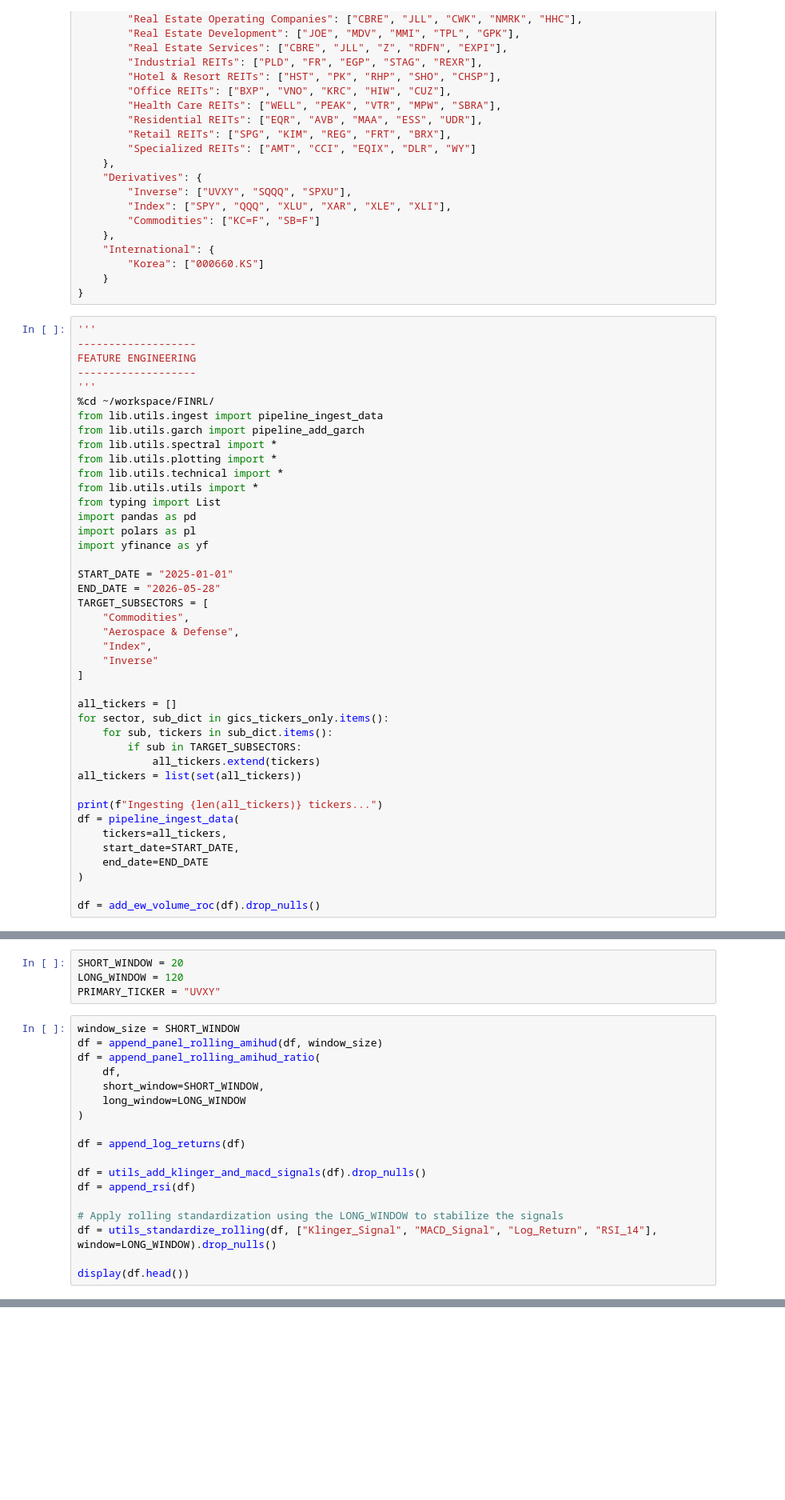
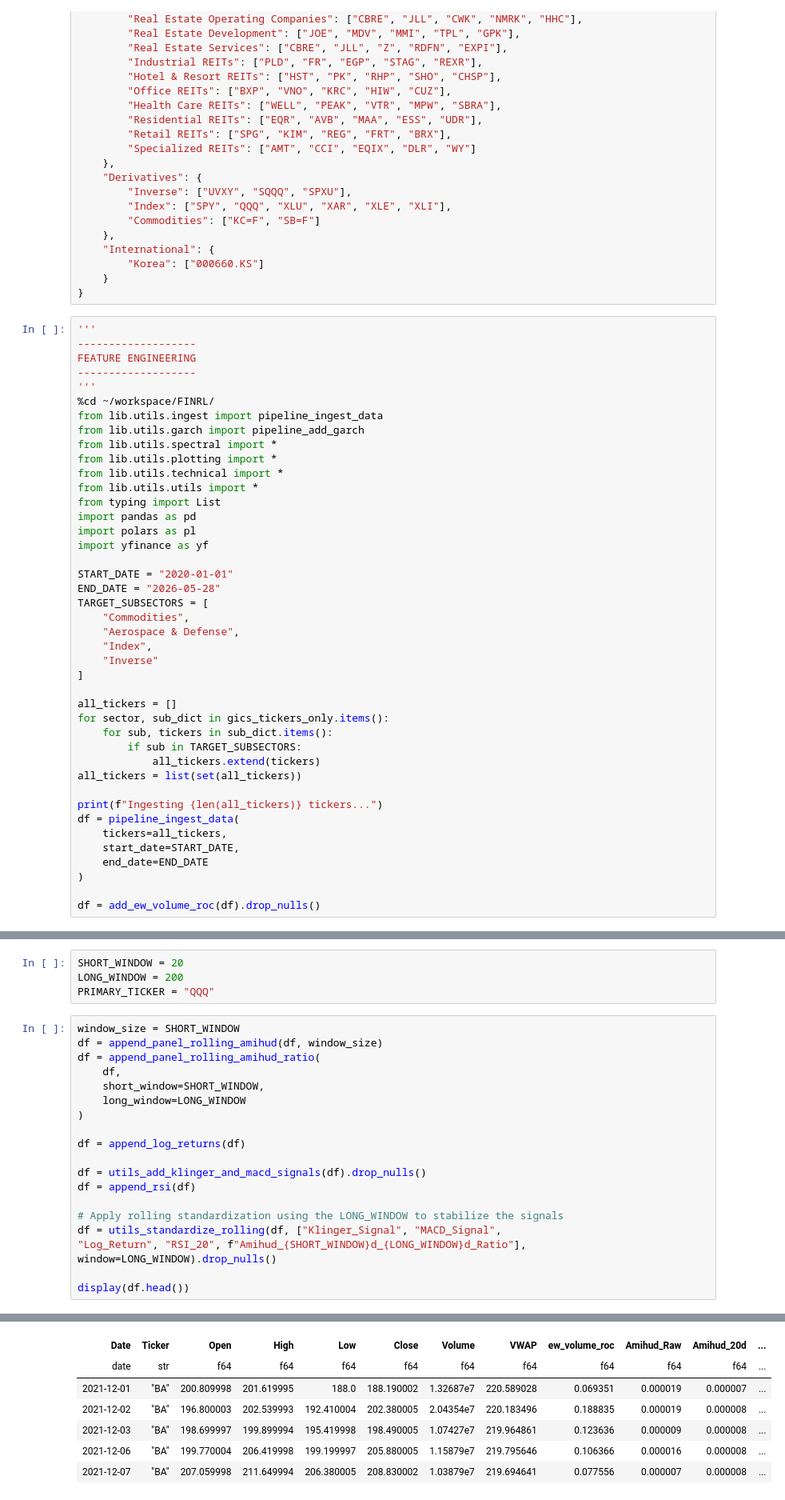
Before and after one commit to nidarshans/FINRL, a Jupyter notebook: lib/pipeline.ipynb, the cells around one changed output, grey strips where cells are left out. Shown at 80% size. Cells and saved outputs as stored; diff of their text form; blank space fills up the shorter version.

```diff
--- a/lib/pipeline.ipynb
+++ b/lib/pipeline.ipynb
@@ -206,7 +206,7 @@ import pandas as pd
 import polars as pl
 import yfinance as yf
 
-START_DATE = "2025-01-01"
+START_DATE = "2020-01-01"
 END_DATE = "2026-05-28"
 TARGET_SUBSECTORS = [
     "Commodities",
@@ -233,7 +238,7 @@ df = add_ew_volume_roc(df).drop_nulls()
 # %%
 SHORT_WINDOW = 20
-LONG_WINDOW = 120
-PRIMARY_TICKER = "UVXY"
+LONG_WINDOW = 200
+PRIMARY_TICKER = "QQQ"
 # %%
 window_size = SHORT_WINDOW
 df = append_panel_rolling_amihud(df, window_size)
@@ -249,6 +254,8 @@ df = utils_add_klinger_and_macd_signals(df).drop_nulls()
 df = append_rsi(df)
 
 # Apply rolling standardization using the LONG_WINDOW to stabilize the signals
-df = utils_standardize_rolling(df, ["Klinger_Signal", "MACD_Signal", "Log_Return", "RSI_14"], window=LONG_WINDOW).drop_nulls()
+df = utils_standardize_rolling(df, ["Klinger_Signal", "MACD_Signal",
+"Log_Return", "RSI_20", f"Amihud_{SHORT_WINDOW}d_{LONG_WINDOW}d_Ratio"], window=LONG_WINDOW).drop_nulls()
 
 display(df.head())
+# %% [output]
@@ -255,3 +263,10 @@ display(df.head())
+| Date | Ticker | Open | High | Low | Close | Volume | VWAP | ew_volume_roc | Amihud_Raw | Amihud_20d | ... |
+| date | str | f64 | f64 | f64 | f64 | f64 | f64 | f64 | f64 | f64 | ... |
+| 2021-12-01 | "BA" | 200.809998 | 201.619995 | 188.0 | 188.190002 | 1.32687e7 | 220.589028 | 0.069351 | 0.000019 | 0.000007 | ... |
+| 2021-12-02 | "BA" | 196.800003 | 202.539993 | 192.410004 | 202.380005 | 2.04354e7 | 220.183496 | 0.188835 | 0.000019 | 0.000008 | ... |
+| 2021-12-03 | "BA" | 198.699997 | 199.899994 | 195.419998 | 198.490005 | 1.07427e7 | 219.964861 | 0.123636 | 0.000009 | 0.000008 | ... |
+| 2021-12-06 | "BA" | 199.770004 | 206.419998 | 199.199997 | 205.880005 | 1.15879e7 | 219.795646 | 0.106366 | 0.000016 | 0.000008 | ... |
+| 2021-12-07 | "BA" | 207.059998 | 211.649994 | 206.380005 | 208.830002 | 1.03879e7 | 219.694641 | 0.077556 | 0.000007 | 0.000008 | ... |
 # %%
 plot_ticker_amihud(df, PRIMARY_TICKER, window_size=window_size)
 fig = plot_price_vs_amihud(
```
Also changed, not shown: parts of 6 cells of this notebook, 2 other files.
